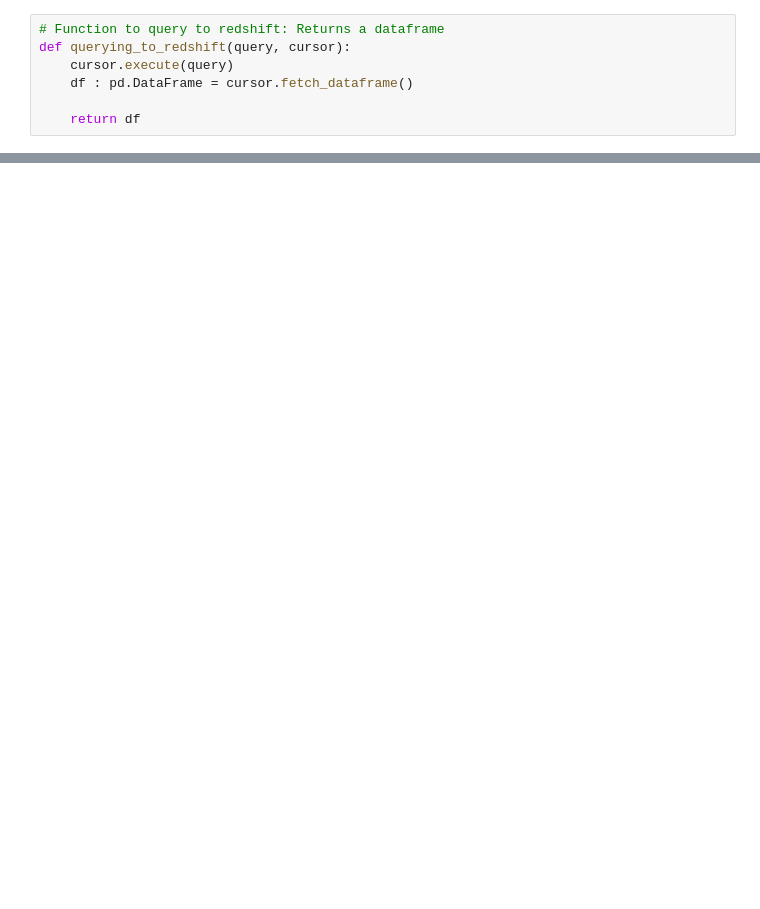
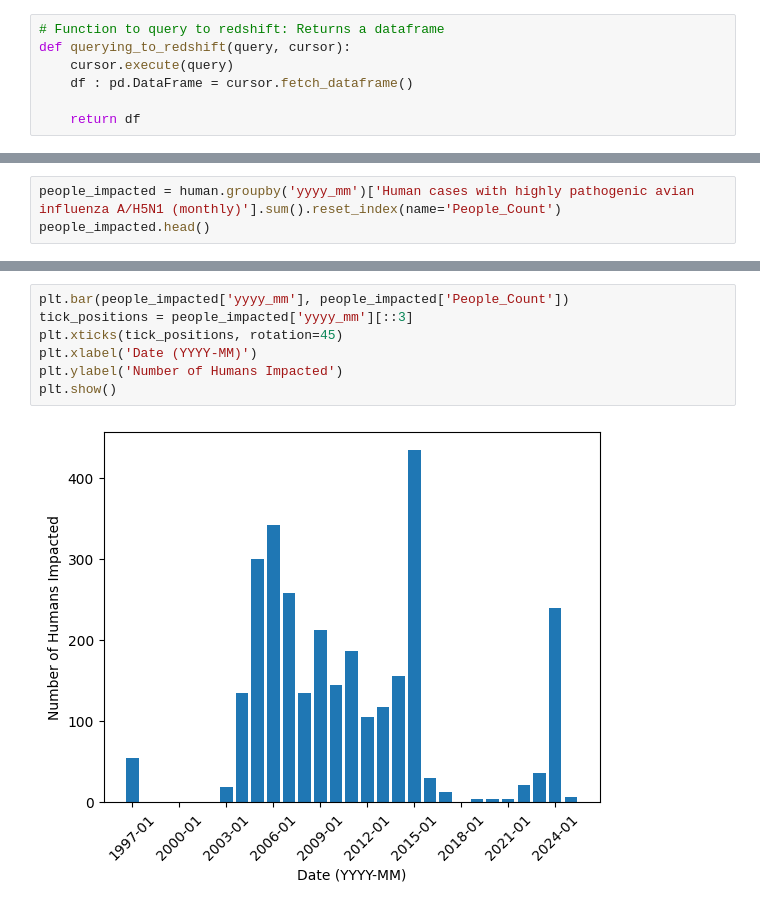
Before and after one commit to sahn1998/egg-price-prediction, a Jupyter notebook: EDA/EDA.ipynb, the cells around one changed output, grey strips where cells are left out. Cells and saved outputs as stored; diff of their text form; blank space fills up the shorter version.

```diff
--- a/EDA/EDA.ipynb
+++ b/EDA/EDA.ipynb
@@ -49,0 +128,3 @@ def querying_to_redshift(query, cursor):
+# %%
+people_impacted = human.groupby('yyyy_mm')['Human cases with highly pathogenic avian influenza A/H5N1 (monthly)'].sum().reset_index(name='People_Count')
+people_impacted.head()
@@ -49,0 +138,9 @@ def querying_to_redshift(query, cursor):
+# %%
+plt.bar(people_impacted['yyyy_mm'], people_impacted['People_Count'])
+tick_positions = people_impacted['yyyy_mm'][::3]
+plt.xticks(tick_positions, rotation=45)
+plt.xlabel('Date (YYYY-MM)')
+plt.ylabel('Number of Humans Impacted')
+plt.show()
+# %% [output]
+[figure, added]
```
Also changed, not shown: parts of 9 cells of this notebook, 10 other files.
